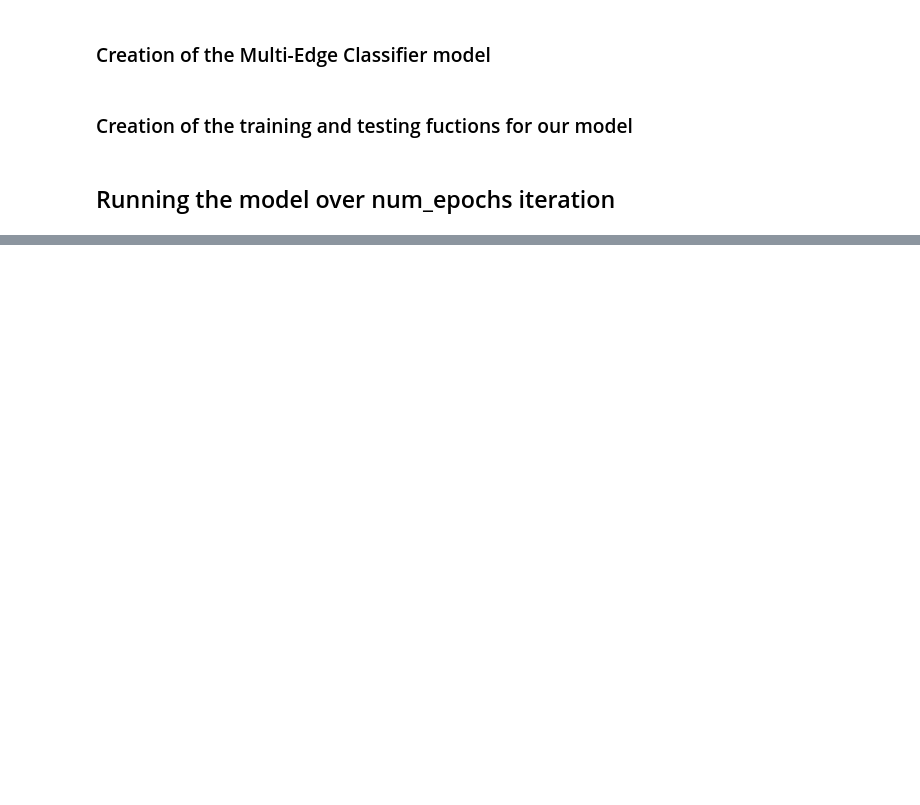
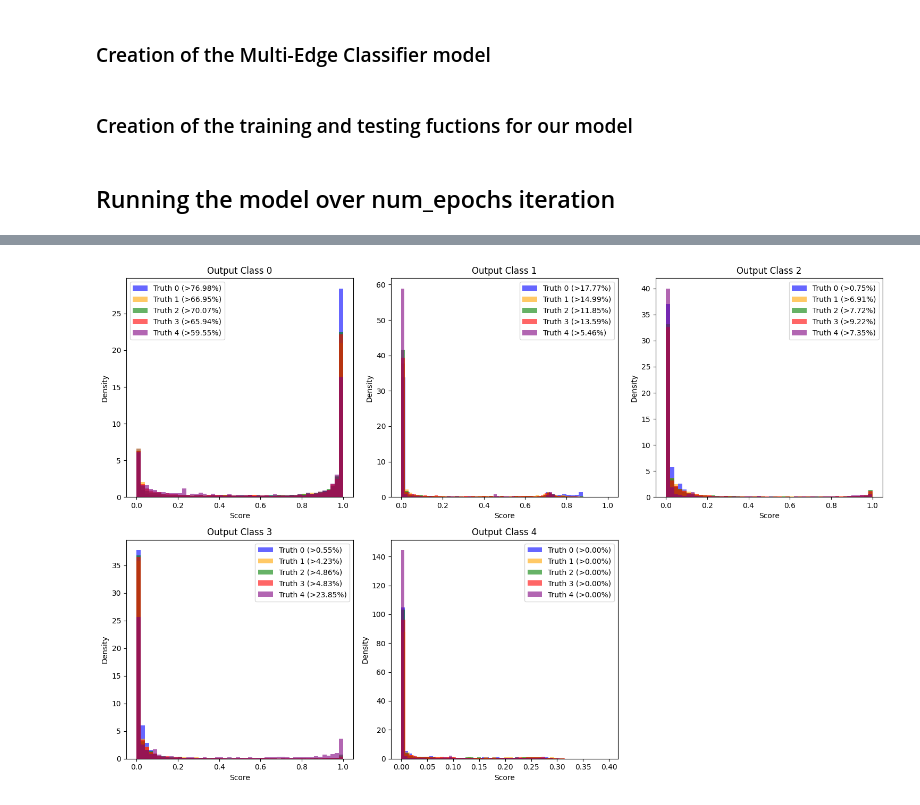
Before and after one commit to ksjones3/CodeRefactor, a Jupyter notebook: RunningOneEvent.ipynb, the cells around one changed output, grey strips where cells are left out. Saved outputs shown, nothing was run; the diff lists cells and outputs as text; code cells hidden in the pictures; blank space fills up the shorter version.

```diff
--- a/RunningOneEvent.ipynb
+++ b/RunningOneEvent.ipynb
@@ -458,0 +463,12 @@ test_indices_bkg_pairs = np.concatenate([test_indices_ll_pairs,
+# %%
+# Determine the minimum number of samples available across all classes
+min_train_samples = min(len(indices_tt_pairs70), len(indices_ll_pairs70),
+                        len(indices_cl_pairs70), len(indices_lc_pairs70),
+                        len(indices_cc_pairs70))
+
+min_test_samples = min(len(indices_tt_pairs30), len(indices_ll_pairs30),
+                       len(indices_cl_pairs30), len(indices_lc_pairs30),
+                       len(indices_cc_pairs30))
+
+print(min_train_samples)
+print(min_test_samples)
@@ -1531,0 +1621,49 @@ plt.show()
+# %%
+colors = ['Blue', 'Orange', 'Green', 'Red', 'Purple']
+
+# We consider only the last epoch
+epoch_index = -1  # Last epoch
+
+# Extract scores and truth labels
+epoch_scores = scores[epoch_index]  # Shape: (24000, 5)
+epoch_truth_labels = truth_labels[epoch_index]  # Shape: (24000,)
+
+# Create plots
+rows, cols = 2, 3
+fig, axes = plt.subplots(rows, cols, figsize=(15, 10))
+axes = axes.flatten()
+
+for class_idx in range(output_dim):
+    ax = axes[class_idx]
+    ax.set_title(f'Output Class {class_idx}')
+    ax.set_xlabel('Score')
+    ax.set_ylabel('Density')
+
+    for truth_type in sorted(np.unique(epoch_truth_labels)):
+        # Get scores for the current truth type
+        scores_for_truth_type = epoch_scores[epoch_truth_labels ==
+                                             truth_type, class_idx]
+
+        # Calculate the fraction of samples with scores > 0.5
+        fraction_above_0_5 = np.mean(scores_for_truth_type > 0.5)
+
+        # Plot normalized histogram
+        ax.hist(
+            scores_for_truth_type,
+            bins=50,
+            density=True,  # Normalize the histogram
+            alpha=0.6,
+            label=f'Truth {truth_type} (>{fraction_above_0_5:.2%})',
+            color=colors[truth_type % len(colors)]
+        )
+
+    ax.legend()
+
+# Hide the third column in the second row
+if len(axes) > output_dim:  # Extra axes need to be hidden
+    fig.delaxes(axes[-1])
+
+plt.tight_layout()
+plt.show()
+# %% [output]
+[figure, added]
```
Also changed, not shown: parts of 50 cells of this notebook.
